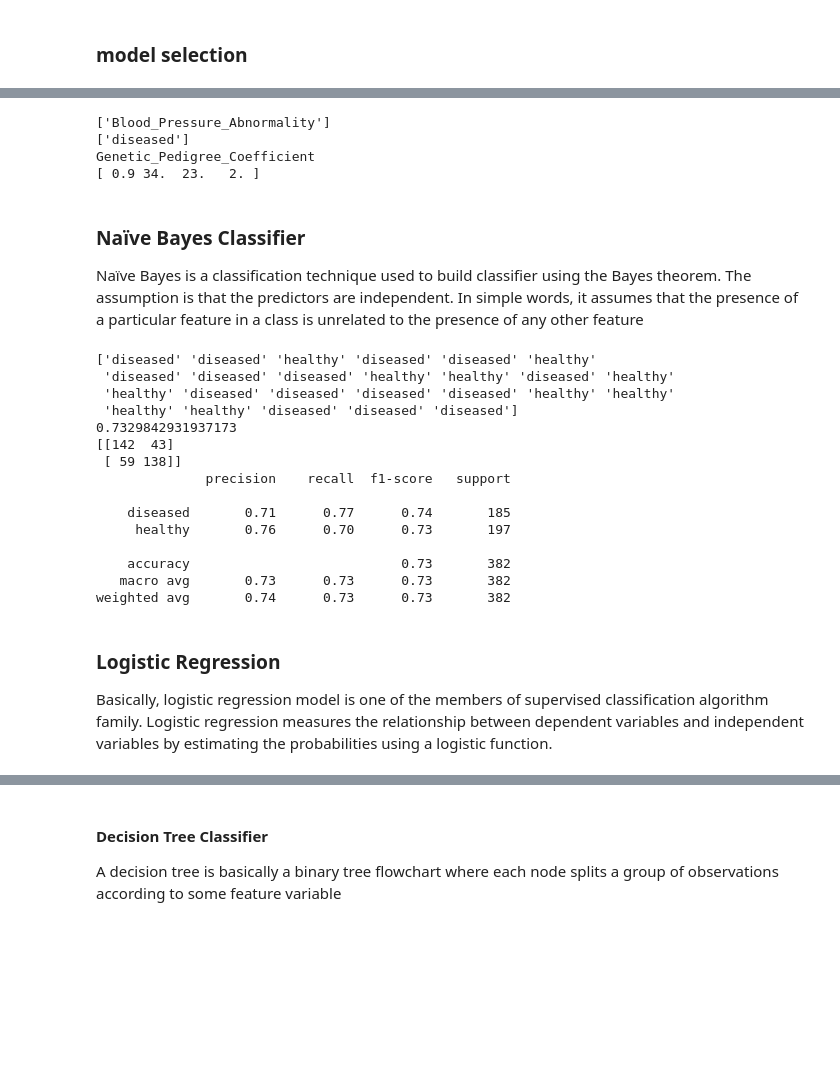
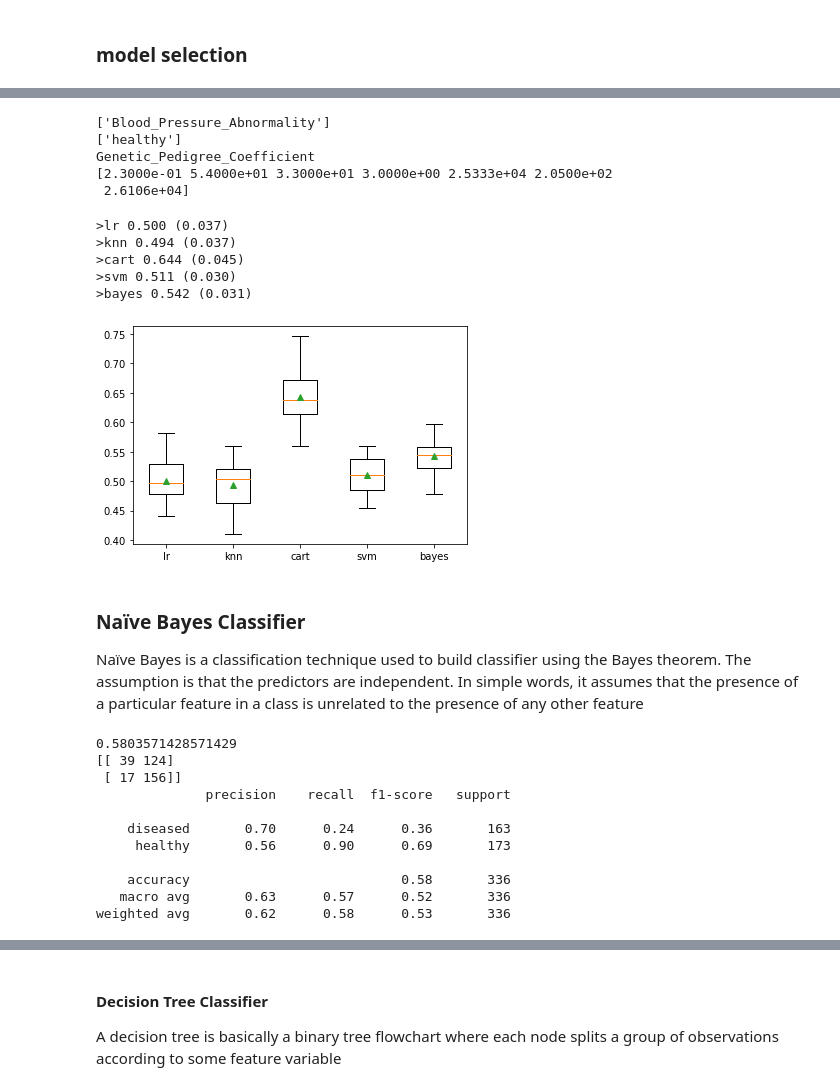
Before and after one commit to DaLuSt/DSLS-DS3-Machine-learning, a Jupyter notebook: Supervised-learning/Supervisedlearning_Assingment_DaanSteur_379943_DSLS.ipynb, the cells around one changed output, grey strips where cells are left out. Saved outputs shown, nothing was run; the diff lists cells and outputs as text; code cells hidden in the pictures; blank space fills up the shorter version.

```diff
--- a/Supervised-learning/Supervisedlearning_Assingment_DaanSteur_379943_DSLS.ipynb
+++ b/Supervised-learning/Supervisedlearning_Assingment_DaanSteur_379943_DSLS.ipynb
@@ -158,7 +177,7 @@ data.head()
 # organise data
 label_names = ['Blood_Pressure_Abnormality']
 labels = data[label_names].to_numpy()
-feature_names = ['Genetic_Pedigree_Coefficient', 'Age', 'BMI','Level_of_Stress']
+feature_names = ['Genetic_Pedigree_Coefficient', 'Age', 'BMI','Level_of_Stress', 'salt_content_in_the_diet', 'alcohol_consumption_per_day','Physical_activity']
 features = data[feature_names].to_numpy()
 
 print(label_names)
@@ -169,9 +188,51 @@ print(features[0])
 train, test, train_labels, test_labels = train_test_split(features, labels, test_size=0.2, random_state=42)
 # %% [output]
 ['Blood_Pressure_Abnormality']
-['diseased']
+['healthy']
 Genetic_Pedigree_Coefficient
-[ 0.9 34.  23.   2. ]
+[2.3000e-01 5.4000e+01 3.3000e+01 3.0000e+00 2.5333e+04 2.0500e+02
+ 2.6106e+04]
+# %%
+# get a list of models to evaluate
+from sklearn import preprocessing
+
+def get_models():
+	models = {'lr': LogisticRegression()}
+	models['knn'] = KNeighborsClassifier()
+	models['cart'] = DecisionTreeClassifier()
+	models['svm'] = SVC()
+	models['bayes'] = GaussianNB()
+	return models
+
+# evaluate a given model using cross-validation
+def evaluate_model(model, X, y):
+	cv = RepeatedStratifiedKFold(n_splits=10, n_repeats=3, random_state=1)
+	return cross_val_score(
+	    model, X, y, scoring='accuracy', cv=cv, n_jobs=-1, error_score='raise')
+
+# define dataset
+X = train
+y = train_labels
+
+# get the models to evaluate
+models = get_models()
+# evaluate the models and store results
+results, names = list(), list()
+for name, model in models.items():
+	scores = evaluate_model(model, X, y)
+	results.append(scores)
+	names.append(name)
+	print('>%s %.3f (%.3f)' % (name, np.mean(scores), np.std(scores)))
+# plot model performance for comparison
+pyplot.boxplot(results, labels=names, showmeans=True)
+pyplot.show()
+# %% [output]
+>lr 0.500 (0.037)
+>knn 0.494 (0.037)
+>cart 0.644 (0.045)
+>svm 0.511 (0.030)
+>bayes 0.542 (0.031)
+[figure, added]
 # %% [markdown]
 ### Naïve Bayes Classifier
 Naïve Bayes is a classification technique used to build classifier using the Bayes theorem. The assumption is that the predictors are independent. In simple words, it assumes that the presence of a particular feature in a class is unrelated to the presence of any other feature
@@ -180,28 +241,20 @@ Naïve Bayes is a classification technique used to build classifier using the Ba
 gnb = GaussianNB()
 model = gnb.fit(train, train_labels)
 preds = gnb.predict(test)
-print(preds[0:25])
+# print(preds[:25])
 
-print(accuracy_score(test_labels,preds))
-confusion_matrix = confusion_matrix(test_labels, preds)
-print(confusion_matrix)
+print(accuracy_score(test_labels, preds))
+print(confusion_matrix(test_labels, preds))
 print(classification_report(test_labels, preds))
 # %% [output]
-['diseased' 'diseased' 'healthy' 'diseased' 'diseased' 'healthy'
- 'diseased' 'diseased' 'diseased' 'healthy' 'healthy' 'diseased' 'healthy'
- 'healthy' 'diseased' 'diseased' 'diseased' 'diseased' 'healthy' 'healthy'
- 'healthy' 'healthy' 'diseased' 'diseased' 'diseased']
-0.7329842931937173
-[[142  43]
- [ 59 138]]
+0.5803571428571429
+[[ 39 124]
+ [ 17 156]]
               precision    recall  f1-score   support
 
-    diseased       0.71      0.77      0.74       185
-     healthy       0.76      0.70      0.73       197
+    diseased       0.70      0.24      0.36       163
+     healthy       0.56      0.90      0.69       173
 
-    accuracy                           0.73       382
-   macro avg       0.73      0.73      0.73       382
-weighted avg       0.74      0.73      0.73       382
+    accuracy                           0.58       336
+   macro avg       0.63      0.57      0.52       336
+weighted avg       0.62      0.58      0.53       336
-# %% [markdown]
-### Logistic Regression
-Basically, logistic regression model is one of the members of supervised classification algorithm family. Logistic regression measures the relationship between dependent variables and independent variables by estimating the probabilities using a logistic function.
```
Also changed, not shown: parts of 15 cells of this notebook, 1 other file.
